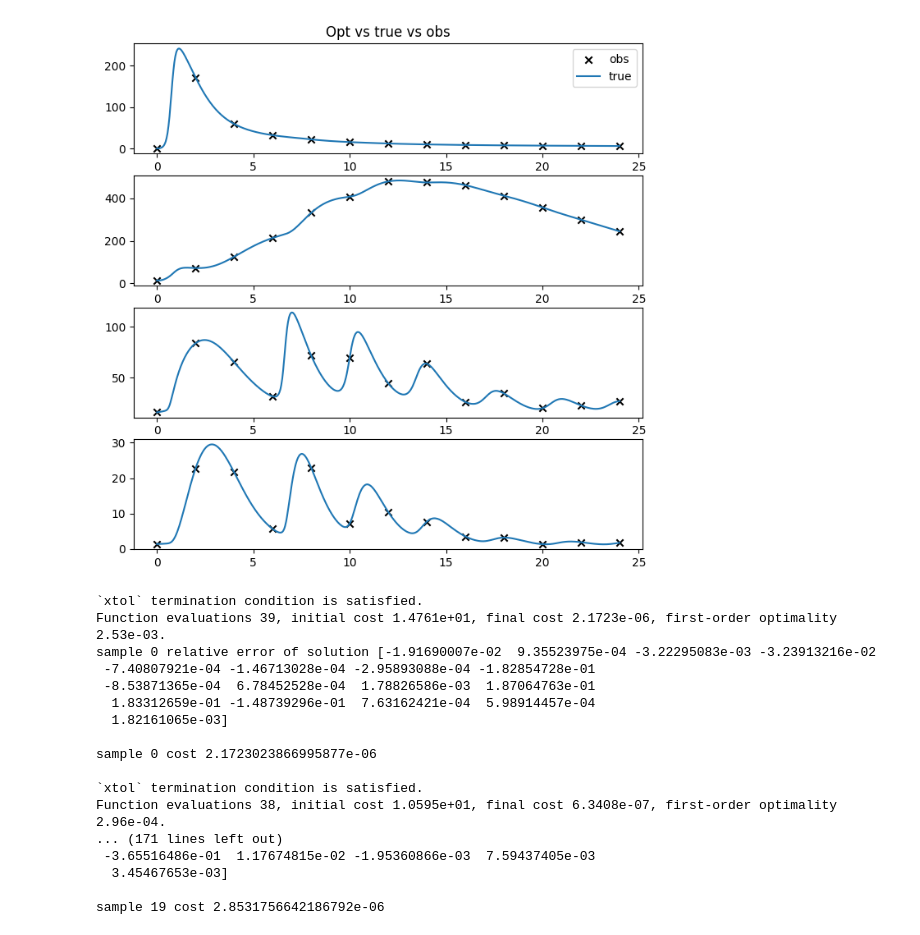
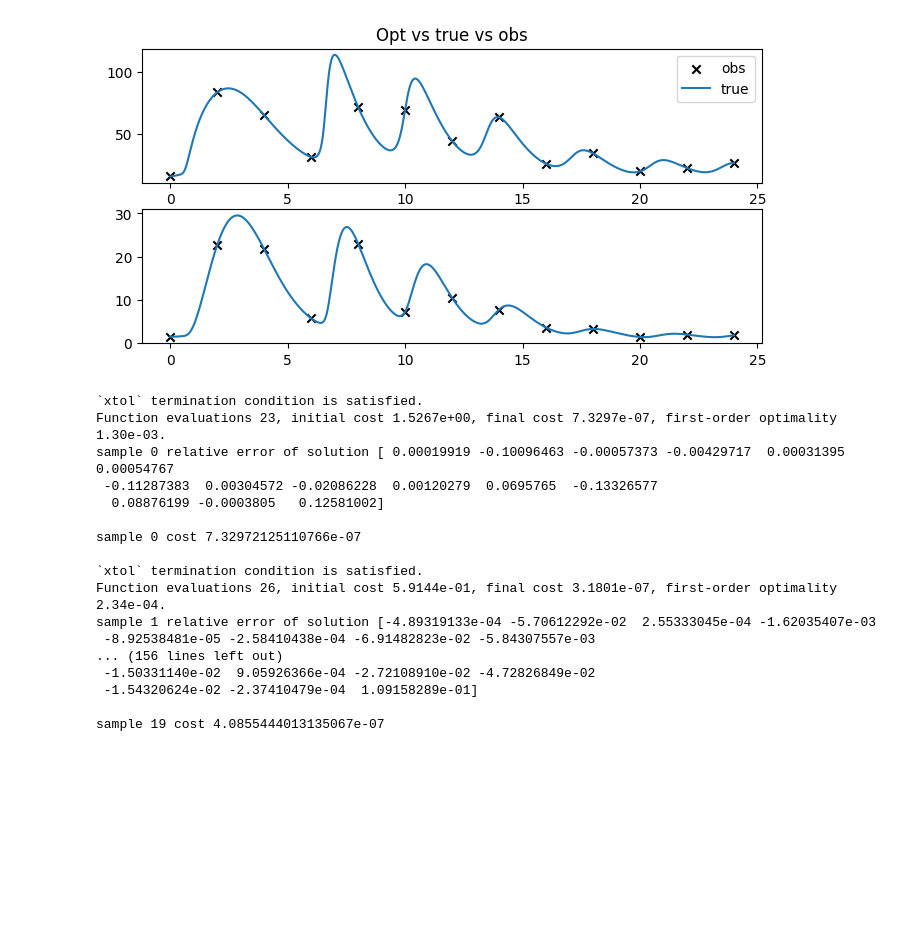
Before and after one commit to aayres22/ITIS_Analysis, a Jupyter notebook: Multistart_OLS.ipynb, the cells around one changed output. Saved outputs shown, nothing was run; the diff lists cells and outputs as text; code cells hidden in the pictures; blank space fills up the shorter version.

Commit message:
Reran multistart with correct rankings, added PL_12, added some graphing functionality

```diff
--- a/Multistart_OLS.ipynb
+++ b/Multistart_OLS.ipynb
@@ -44,41 +44,54 @@ true_sol = odeint(ITIS, IC_2, tfinal, args = (param_log,), **ode_options)
 # %%
 #Generate data
 
-D = '3'         # '1' for ACTH + Cort,
+D = '1'         # '1' for ACTH + Cort,
                 # '2' for ACTH + Cort + TNF-a
                 # '3' for ACTH + Cort + TNF-a + IL10
 dpoints = '2'   # '1' for 25, '2' for 13
 
+with open('paramRankings\\rankingDesign' + D + '.pkl', 'rb') as f:
+    results = pickle.load(f)
+
+param_sorted = results['param_sorted']
+
+rank_value = results['rank_value']      # sorted ranking values
+param_sorted_all = results['param_sorted']  #accordingly sorted params as strings
+rank_cut = np.array(rank_value)[np.array(rank_value) > .25 * np.array(rank_value)[0]]
+param_sorted = np.array(param_sorted_all)[:len(rank_cut)]
+
+param_ids = [paramtitles.index(param_sorted[i]) for i in range(len(param_sorted))]
+
+
 if D == '1':
     output_ids = [6,7]
-    param_ids = [33, 12, 36, 43, 32, 39, 7, 16, 31, 15, 37, 9, 8, 28, 14]
+    #param_ids = [33, 12, 36, 43, 32, 39, 7, 16, 31, 15, 37, 9, 8, 28, 14]
 elif D == '2':
     output_ids = [3,6,7]
-    param_ids = [33, 12, 36, 32, 7, 34, 31, 15, 8, 9, 16, 14, 28, 26, 1]
+    #param_ids = [33, 12, 36, 32, 7, 34, 31, 15, 8, 9, 16, 14, 28, 26, 1]
 elif D == '3':
     output_ids = [3,4,6,7]
-    param_ids = [12, 33, 7, 16, 36, 43, 39, 15, 32, 31, 22, 8, 9, 14, 21, 10, 1]
+    #param_ids = [12, 33, 7, 16, 36, 43, 39, 15, 32, 31, 22, 8, 9, 14, 21, 10, 1]
 
 
 ##use generated sets instead
 with open('syntheticData\\TRUE_SOL' + D + dpoints + '.pkl', 'rb') as f:
     results = pickle.load(f)
 y_data = results['y_data'].copy()
 t_data = results['t_data'].copy()
 
 
 plt.figure(figsize = (8,8))
 for i in range(len(output_ids)):
     if i == 1:
         plt.title('Opt vs true vs obs')
         plt.legend()
     plt.subplot(4,1,i+1)
     plt.scatter(t_data,y_data[:,i],marker='x',color='k',label='obs')
     plt.plot(tfinal,true_sol[:,output_ids[i]],label='true')
 
 plt.show()
 # %% [output]
-[figure, old version]
+[figure, new version]
 # %%
 # MJC - make these bounds based on the parameter values
 UB = np.log(np.exp(param_log[param_ids])*10)
@@ -94,7 +107,7 @@ param_all = param_log.copy()
 rel_err = np.zeros((num_samp,len(param_ids)))
 opt_cost = np.zeros(num_samp) ##why do we only take a vector for this?
 
-var = 0.25
+var = 0.1
 for i in range(num_samp):
 #
     param_in [i,:]= np.log(np.exp(param_log[param_ids])*np.random.normal(1,var,(1,len(param_ids))).flatten()) ##MESS WITH BOUNDS
@@ -109,22 +122,22 @@ for i in range(num_samp):
     print(f"sample {i} cost {opt_cost[i]}\n")
 # %% [output]
 `xtol` termination condition is satisfied.
-Function evaluations 39, initial cost 1.4761e+01, final cost 2.1723e-06, first-order optimality 2.53e-03.
-sample 0 relative error of solution [-1.91690007e-02  9.35523975e-04 -3.22295083e-03 -3.23913216e-02
- -7.40807921e-04 -1.46713028e-04 -2.95893088e-04 -1.82854728e-01
- -8.53871365e-04  6.78452528e-04  1.78826586e-03  1.87064763e-01
-  1.83312659e-01 -1.48739296e-01  7.63162421e-04  5.98914457e-04
-  1.82161065e-03]
+Function evaluations 23, initial cost 1.5267e+00, final cost 7.3297e-07, first-order optimality 1.30e-03.
+sample 0 relative error of solution [ 0.00019919 -0.10096463 -0.00057373 -0.00429717  0.00031395  0.00054767
+ -0.11287383  0.00304572 -0.02086228  0.00120279  0.0695765  -0.13326577
+  0.08876199 -0.0003805   0.12581002]
 
-sample 0 cost 2.1723023866995877e-06
+sample 0 cost 7.32972125110766e-07
 
 `xtol` termination condition is satisfied.
-Function evaluations 38, initial cost 1.0595e+01, final cost 6.3408e-07, first-order optimality 2.96e-04.
-... (171 lines left out)
- -3.65516486e-01  1.17674815e-02 -1.95360866e-03  7.59437405e-03
-  3.45467653e-03]
+Function evaluations 26, initial cost 5.9144e-01, final cost 3.1801e-07, first-order optimality 2.34e-04.
+sample 1 relative error of solution [-4.89319133e-04 -5.70612292e-02  2.55333045e-04 -1.62035407e-03
+ -8.92538481e-05 -2.58410438e-04 -6.91482823e-02 -5.84307557e-03
+... (156 lines left out)
+ -1.50331140e-02  9.05926366e-04 -2.72108910e-02 -4.72826849e-02
+ -1.54320624e-02 -2.37410479e-04  1.09158289e-01]
 
-sample 19 cost 2.8531756642186792e-06
+sample 19 cost 4.0855444013135067e-07
 # %%
 # Now generate the model outputs and plot the parameters
 opt_solutions = np.zeros((num_samp,len(tfinal),len(output_ids)))
```
Also changed, not shown: parts of 5 cells of this notebook, 26 other files.
